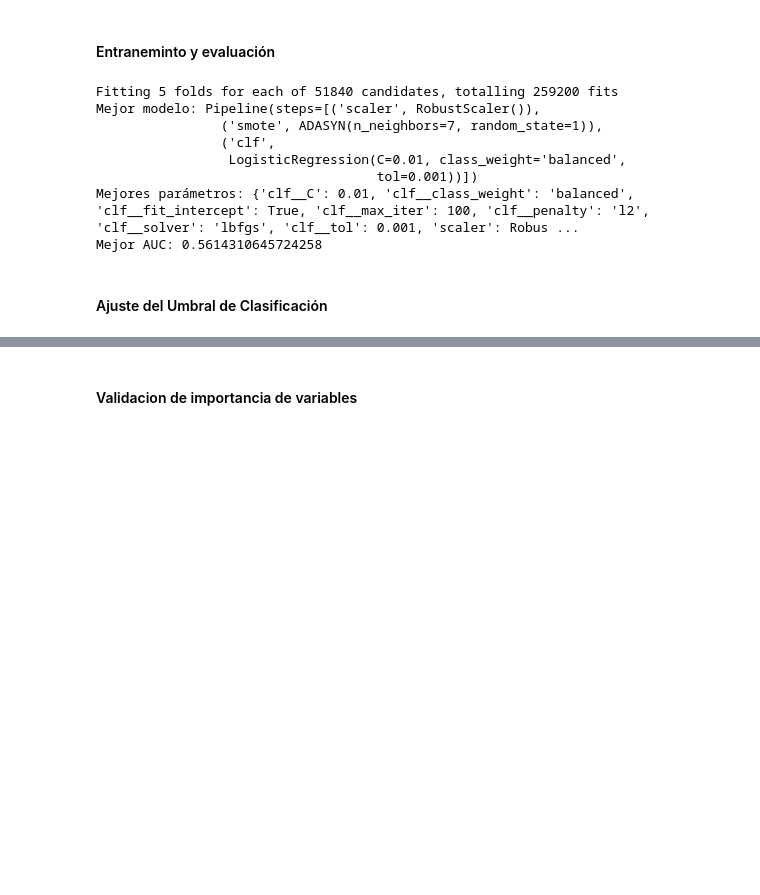
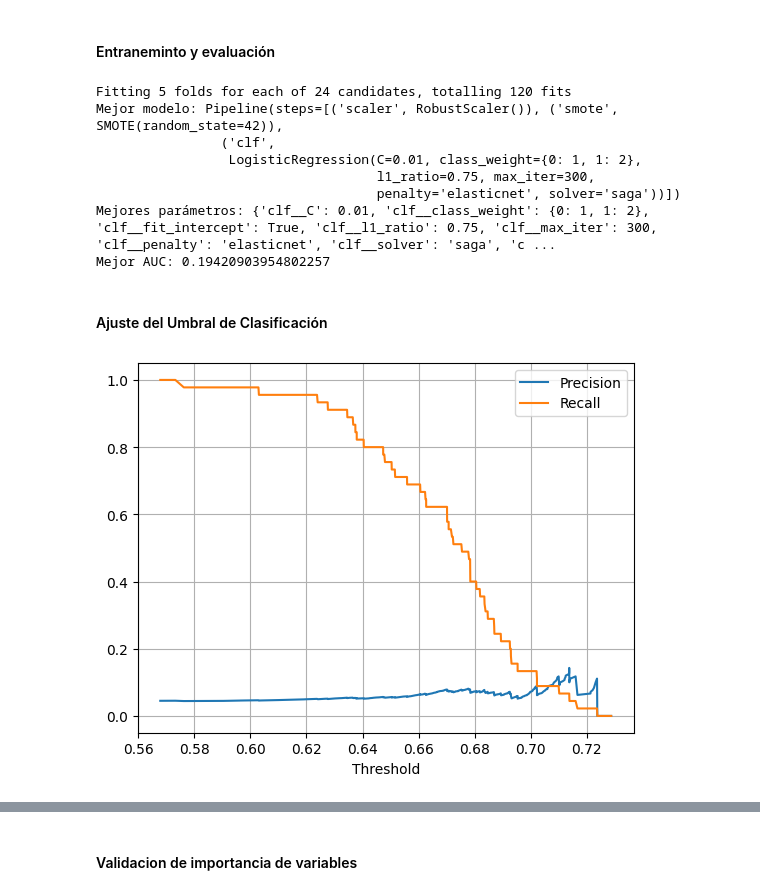
Before and after one commit to Camilabperez/Deteccion-fraude-ML, a Jupyter notebook: training/fraud-detection.ipynb, the cells around one changed output, grey strips where cells are left out. Drawn from its saved outputs; the diff is of its cells as text; code cells hidden in the pictures; blank space fills up the shorter version.

```diff
--- a/training/fraud-detection.ipynb
+++ b/training/fraud-detection.ipynb
@@ -617,14 +717,15 @@ param_grid_lr_final = [
 # %%
 grid_search_lr = GridSearchCV(
     estimator=pipeline_lr,
-    param_grid=param_grid_lr,
-    scoring=scoring,
-    refit='auc',
+    param_grid=param_grid_lr_ajustado,
+    scoring=scoring_lr,
+    refit='f2',
     cv=skf_lr,
     verbose=2,
     n_jobs=-1
 )
 grid_result_lr = grid_search_lr.fit(x_data, y_data)
+
 
 print("Mejor modelo:", grid_result_lr.best_estimator_)
 print("Mejores parámetros:", grid_result_lr.best_params_)
@@ -634,16 +735,31 @@ print("Mejor AUC:", grid_result_lr.best_score_)
 results_df = pd.DataFrame(grid_result_lr.cv_results_)
 results_df.to_csv("resultados/logistic_gridsearch_results.csv", index=False, sep='|', decimal=',')
 # %% [output]
-Fitting 5 folds for each of 51840 candidates, totalling 259200 fits
-Mejor modelo: Pipeline(steps=[('scaler', RobustScaler()),
-                ('smote', ADASYN(n_neighbors=7, random_state=1)),
+Fitting 5 folds for each of 24 candidates, totalling 120 fits
+Mejor modelo: Pipeline(steps=[('scaler', RobustScaler()), ('smote', SMOTE(random_state=42)),
                 ('clf',
-                 LogisticRegression(C=0.01, class_weight='balanced',
-                                    tol=0.001))])
-Mejores parámetros: {'clf__C': 0.01, 'clf__class_weight': 'balanced', 'clf__fit_intercept': True, 'clf__max_iter': 100, 'clf__penalty': 'l2', 'clf__solver': 'lbfgs', 'clf__tol': 0.001, 'scaler': Robus ...
-Mejor AUC: 0.5614310645724258
+                 LogisticRegression(C=0.01, class_weight={0: 1, 1: 2},
+                                    l1_ratio=0.75, max_iter=300,
+                                    penalty='elasticnet', solver='saga'))])
+Mejores parámetros: {'clf__C': 0.01, 'clf__class_weight': {0: 1, 1: 2}, 'clf__fit_intercept': True, 'clf__l1_ratio': 0.75, 'clf__max_iter': 300, 'clf__penalty': 'elasticnet', 'clf__solver': 'saga', 'c ...
+Mejor AUC: 0.19420903954802257
 # %% [markdown]
 #### Ajuste del Umbral de Clasificación
+# %%
+# Después del fit
+y_scores = grid_result_lr.predict_proba(x_data)[:, 1]
+prec, rec, thresholds = precision_recall_curve(y_data, y_scores)
+
+# Plot para elegir punto de corte
+import matplotlib.pyplot as plt
+plt.plot(thresholds, prec[:-1], label='Precision')
+plt.plot(thresholds, rec[:-1], label='Recall')
+plt.xlabel('Threshold')
+plt.legend()
+plt.grid()
+plt.show()
+# %% [output]
+[figure, added]
 # %%
 # Obtener el mejor pipeline entrenado
 best_pipeline = grid_result_lr.best_estimator_
```
Also changed, not shown: parts of 16 cells of this notebook.
